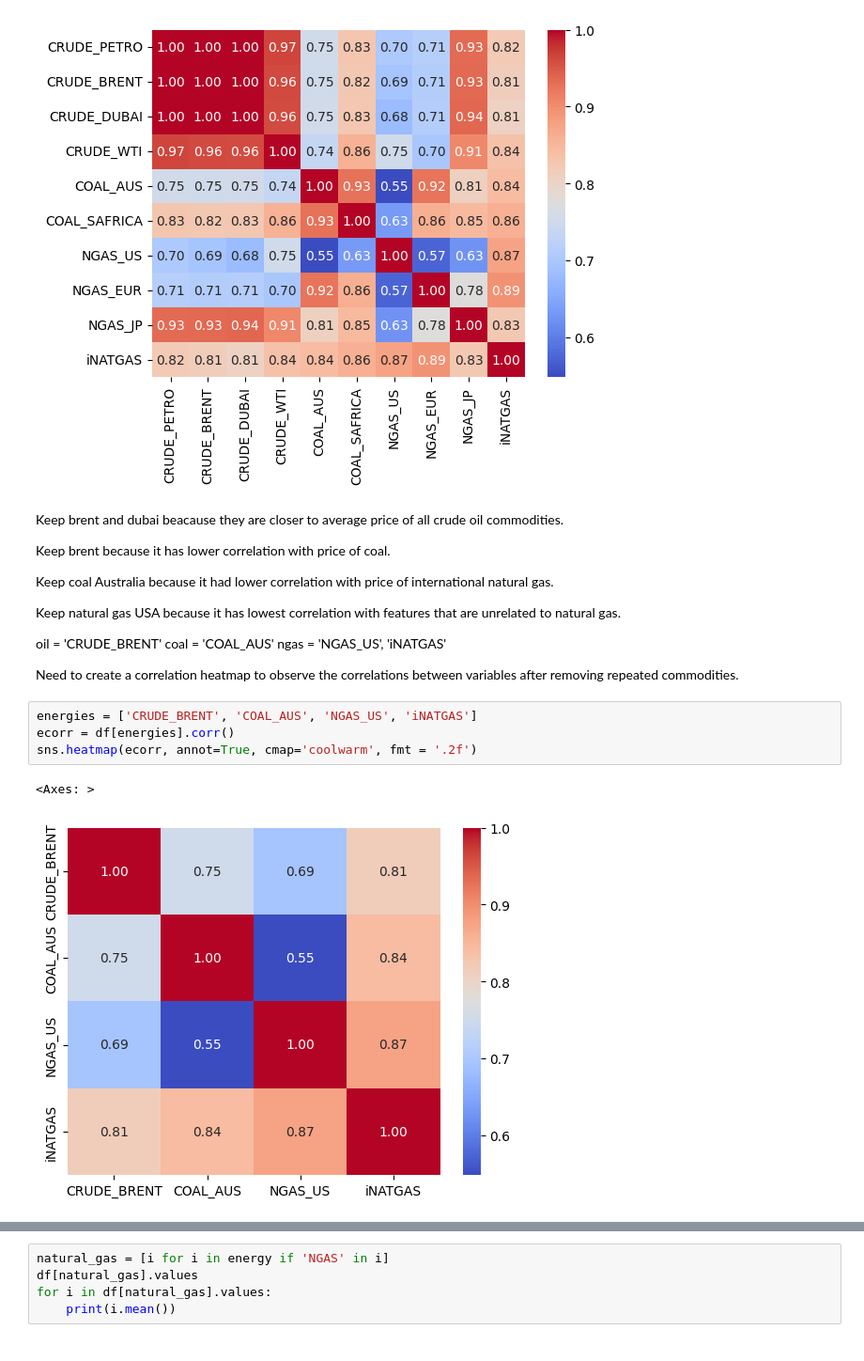
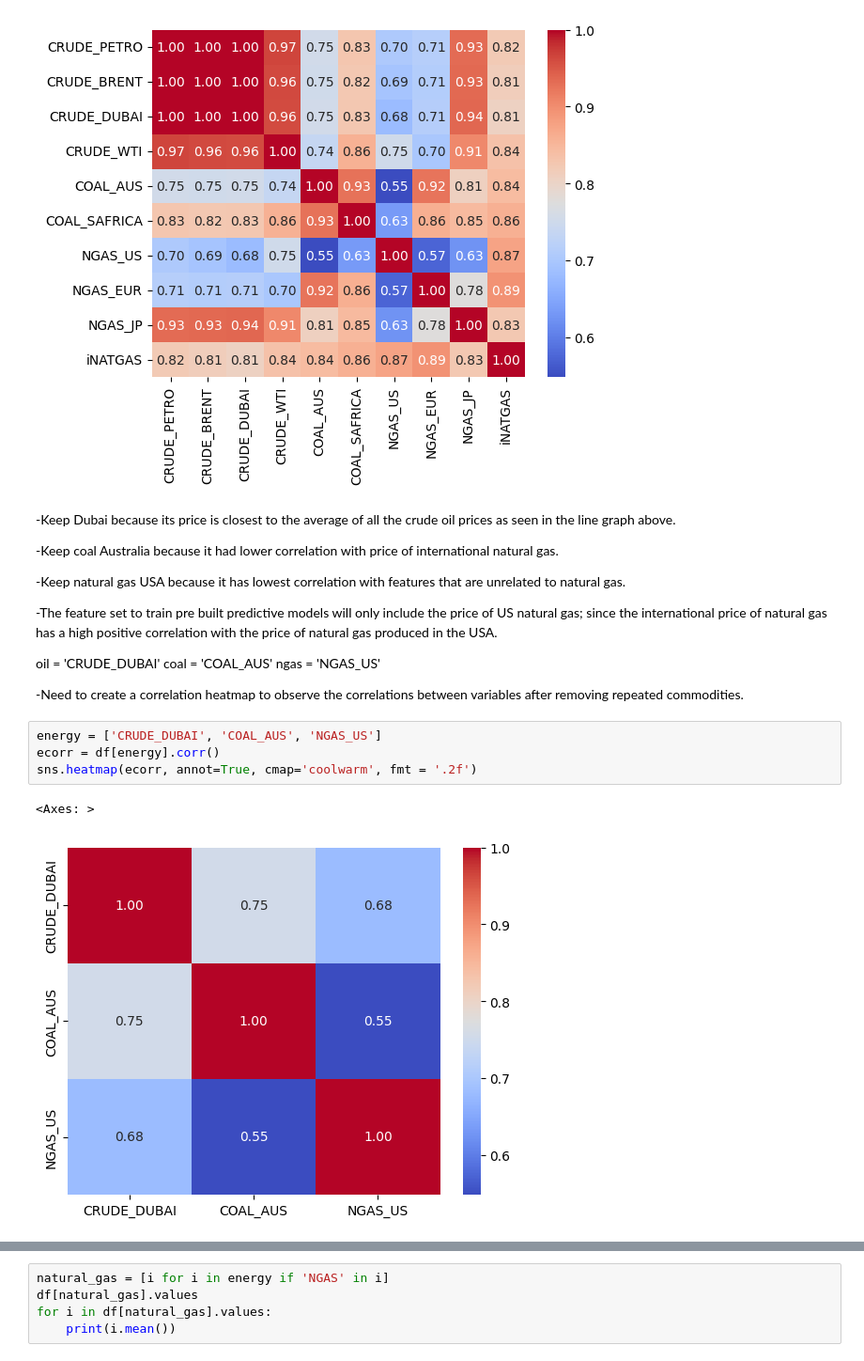
Before and after one commit to benbesthof/GoldenModel, a Jupyter notebook: COMSEDA.ipynb, the cells around one changed output, grey strips where cells are left out. Shown at 94% size. Cells and saved outputs as stored; diff of their text form.

```diff
--- a/COMSEDA.ipynb
+++ b/COMSEDA.ipynb
@@ -222,24 +222,24 @@ sns.heatmap(ecorr, annot=True, cmap='coolwarm', fmt = '.2f')
 <Axes: >
 [figure]
 # %% [markdown]
-Keep brent and dubai beacause they are closer to average price of all crude oil commodities.
+-Keep Dubai because its price is closest to the average of all the crude oil prices as seen in the line graph above.
+
+-Keep coal Australia because it had lower correlation with price of international natural gas.
+
+-Keep natural gas USA because it has lowest correlation with features that are unrelated to natural gas.
+
+-The feature set to train pre built predictive models will only include the price of US natural gas; since the international price of natural gas has a high positive correlation with the price of natural gas produced in the USA.
 
 
-Keep brent because it has lower correlation with price of coal.
+oil = 'CRUDE_DUBAI'
+coal = 'COAL_AUS'
+ngas = 'NGAS_US'
 
-Keep coal Australia because it had lower correlation with price of international natural gas.
-
-Keep natural gas USA because it has lowest correlation with features that are unrelated to natural gas.
-
-oil = 'CRUDE_BRENT'
-coal = 'COAL_AUS'
-ngas = 'NGAS_US', 'iNATGAS'
-
-Need to create a correlation heatmap to observe the correlations between variables after removing repeated commodities.
+-Need to create a correlation heatmap to observe the correlations between variables after removing repeated commodities.
 # %%
-energies = ['CRUDE_BRENT', 'COAL_AUS', 'NGAS_US', 'iNATGAS']
-ecorr = df[energies].corr()
+energy = ['CRUDE_DUBAI', 'COAL_AUS', 'NGAS_US']
+ecorr = df[energy].corr()
 sns.heatmap(ecorr, annot=True, cmap='coolwarm', fmt = '.2f')
 # %% [output]
 <Axes: >
-[figure, old version]
+[figure, new version]
```
Also changed, not shown: parts of 1 cell of this notebook.
